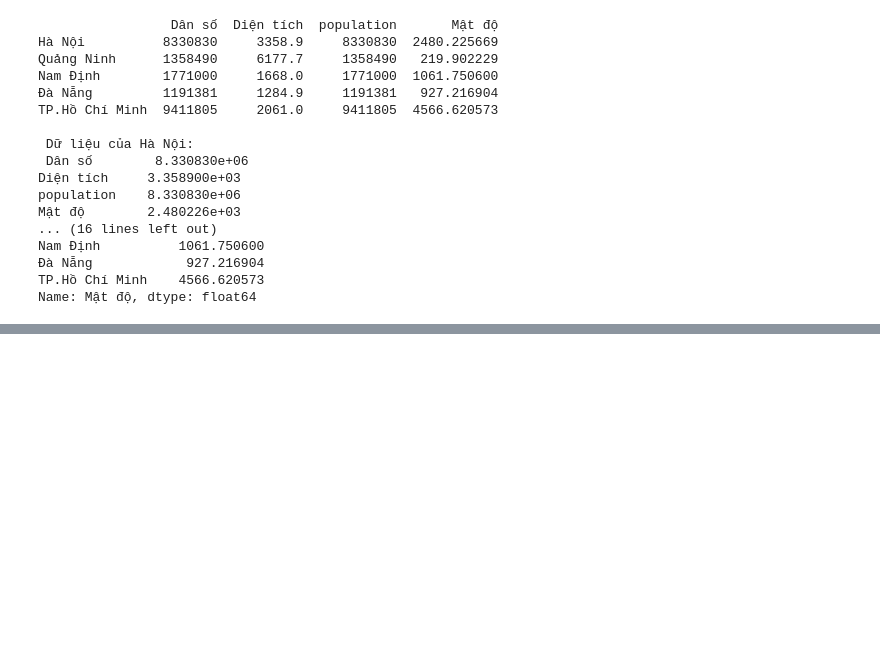
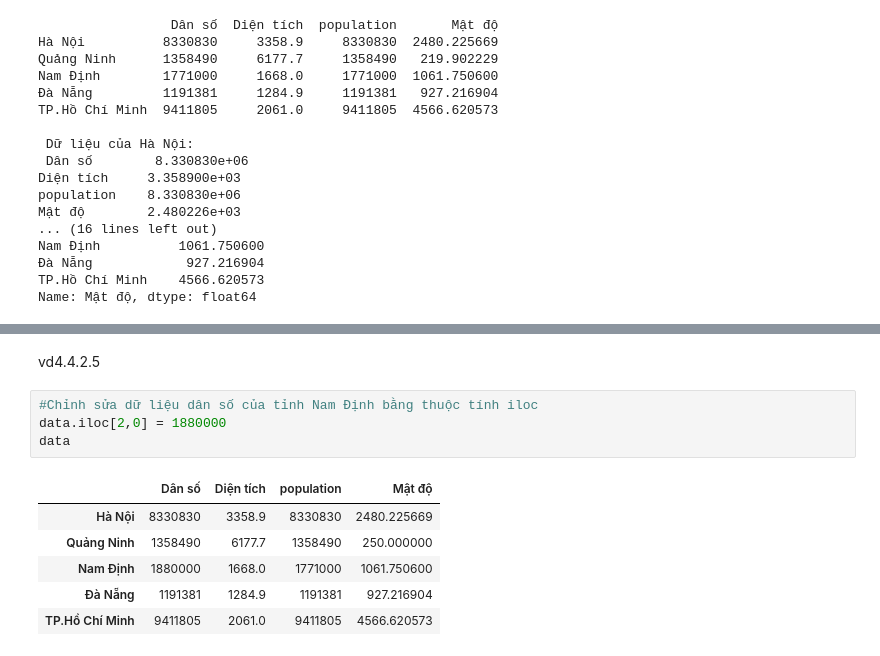
Before and after one commit to nguyennhuhuyhoang10/24174600137_NguyenNhuHuyHoang_18A3-_LTPTNC, a Jupyter notebook: CODE_VD/C4/vd_p1.ipynb, the cells around one changed output, grey strips where cells are left out. Saved outputs shown, nothing was run; the diff lists cells and outputs as text; blank space fills up the shorter version.

```diff
--- a/CODE_VD/C4/vd_p1.ipynb
+++ b/CODE_VD/C4/vd_p1.ipynb
@@ -461,0 +652,13 @@ Name: Mật độ, dtype: float64
+# %% [markdown]
+vd4.4.2.5
+# %%
+#Chỉnh sửa dữ liệu dân số của tỉnh Nam Định bằng thuộc tính iloc
+data.iloc[2,0] = 1880000
+data
+# %% [output]
+|  | Dân số | Diện tích | population | Mật độ |
+| Hà Nội | 8330830 | 3358.9 | 8330830 | 2480.225669 |
+| Quảng Ninh | 1358490 | 6177.7 | 1358490 | 250.000000 |
+| Nam Định | 1880000 | 1668.0 | 1771000 | 1061.750600 |
+| Đà Nẵng | 1191381 | 1284.9 | 1191381 | 927.216904 |
+| TP.Hồ Chí Minh | 9411805 | 2061.0 | 9411805 | 4566.620573 |
```
Also changed, not shown: parts of 31 cells of this notebook, 5 other files.
